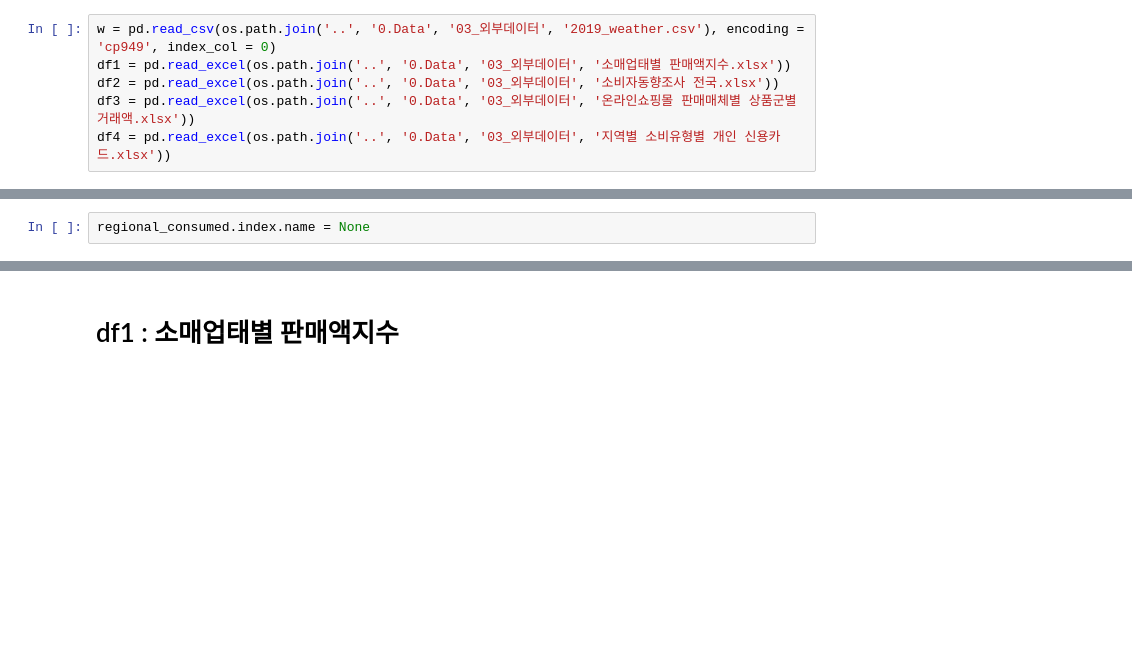
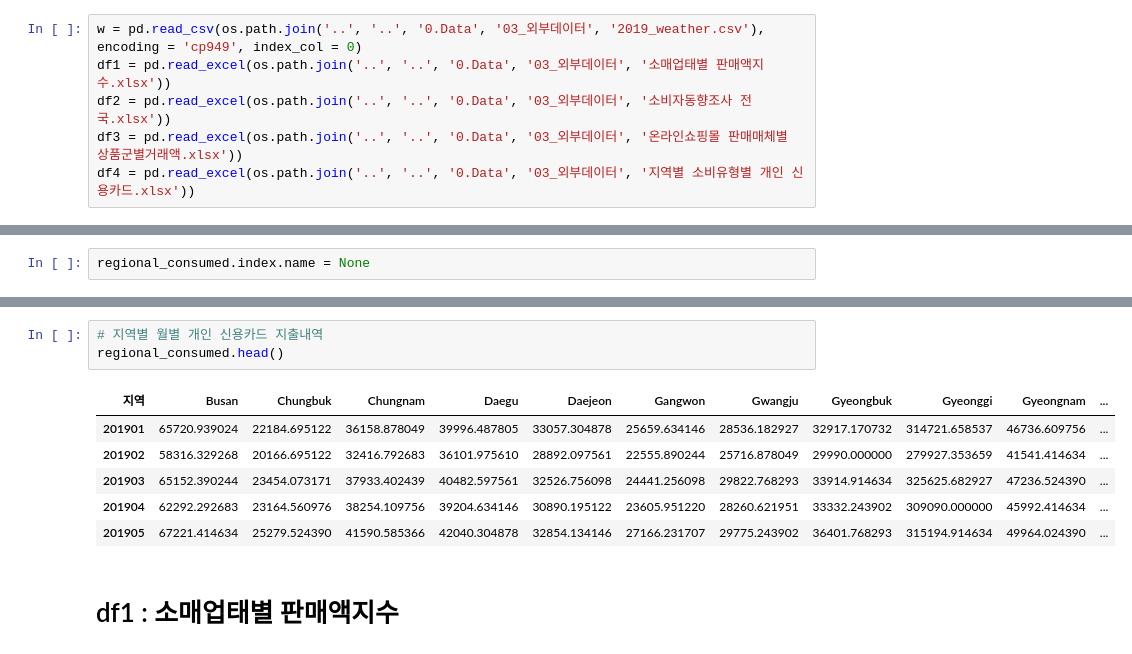
Before and after one commit to cryingjin/Shopping_GG, a Jupyter notebook: 2. FE/0827_extData.ipynb, the cells around one changed output, grey strips where cells are left out. Drawn from its saved outputs; the diff is of its cells as text; blank space fills up the shorter version.

```diff
--- a/2. FE/0827_extData.ipynb
+++ b/2. FE/0827_extData.ipynb
@@ -9,10 +9,10 @@ import pandas as pd
 - df3 : 온라인쇼핑몰 판매매체별 상품군별거래액 (출처 : KOSIS)
 - df4 : 지역별 소비유형별 개인 신용카드 (출처 : KOSIS)
 # %%
-w = pd.read_csv(os.path.join('..', '0.Data', '03_외부데이터', '2019_weather.csv'), encoding = 'cp949', index_col = 0)
-df1 = pd.read_excel(os.path.join('..', '0.Data', '03_외부데이터', '소매업태별 판매액지수.xlsx'))
-df2 = pd.read_excel(os.path.join('..', '0.Data', '03_외부데이터', '소비자동향조사 전국.xlsx'))
-df3 = pd.read_excel(os.path.join('..', '0.Data', '03_외부데이터', '온라인쇼핑몰 판매매체별 상품군별거래액.xlsx'))
-df4 = pd.read_excel(os.path.join('..', '0.Data', '03_외부데이터', '지역별 소비유형별 개인 신용카드.xlsx'))
+w = pd.read_csv(os.path.join('..', '..', '0.Data', '03_외부데이터', '2019_weather.csv'), encoding = 'cp949', index_col = 0)
+df1 = pd.read_excel(os.path.join('..', '..', '0.Data', '03_외부데이터', '소매업태별 판매액지수.xlsx'))
+df2 = pd.read_excel(os.path.join('..', '..', '0.Data', '03_외부데이터', '소비자동향조사 전국.xlsx'))
+df3 = pd.read_excel(os.path.join('..', '..', '0.Data', '03_외부데이터', '온라인쇼핑몰 판매매체별 상품군별거래액.xlsx'))
+df4 = pd.read_excel(os.path.join('..', '..', '0.Data', '03_외부데이터', '지역별 소비유형별 개인 신용카드.xlsx'))
 # %% [markdown]
 # df3 : 온라인쇼핑몰 판매매체별 상품군별거래액
@@ -69,3 +99,13 @@ regional_consumed.index.name = None
+# %%
+# 지역별 월별 개인 신용카드 지출내역
+regional_consumed.head()
+# %% [output]
+| 지역 | Busan | Chungbuk | Chungnam | Daegu | Daejeon | Gangwon | Gwangju | Gyeongbuk | Gyeonggi | Gyeongnam | ... |
+| 201901 | 65720.939024 | 22184.695122 | 36158.878049 | 39996.487805 | 33057.304878 | 25659.634146 | 28536.182927 | 32917.170732 | 314721.658537 | 46736.609756 | ... |
+| 201902 | 58316.329268 | 20166.695122 | 32416.792683 | 36101.975610 | 28892.097561 | 22555.890244 | 25716.878049 | 29990.000000 | 279927.353659 | 41541.414634 | ... |
+| 201903 | 65152.390244 | 23454.073171 | 37933.402439 | 40482.597561 | 32526.756098 | 24441.256098 | 29822.768293 | 33914.914634 | 325625.682927 | 47236.524390 | ... |
+| 201904 | 62292.292683 | 23164.560976 | 38254.109756 | 39204.634146 | 30890.195122 | 23605.951220 | 28260.621951 | 33332.243902 | 309090.000000 | 45992.414634 | ... |
+| 201905 | 67221.414634 | 25279.524390 | 41590.585366 | 42040.304878 | 32854.134146 | 27166.231707 | 29775.243902 | 36401.768293 | 315194.914634 | 49964.024390 | ... |
 # %% [markdown]
 # df1 : 소매업태별 판매액지수
 # %%
```
Also changed, not shown: parts of 41 cells of this notebook, 10 other files.
